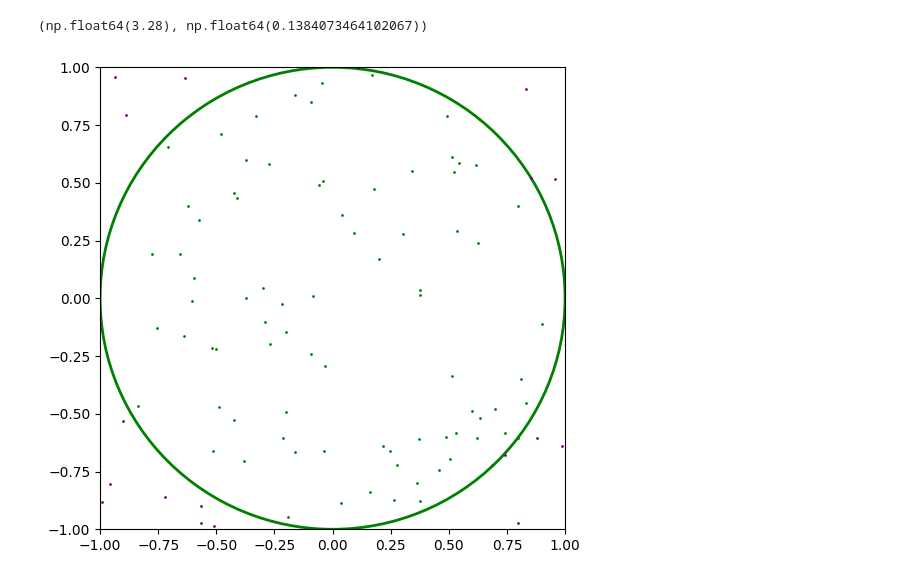
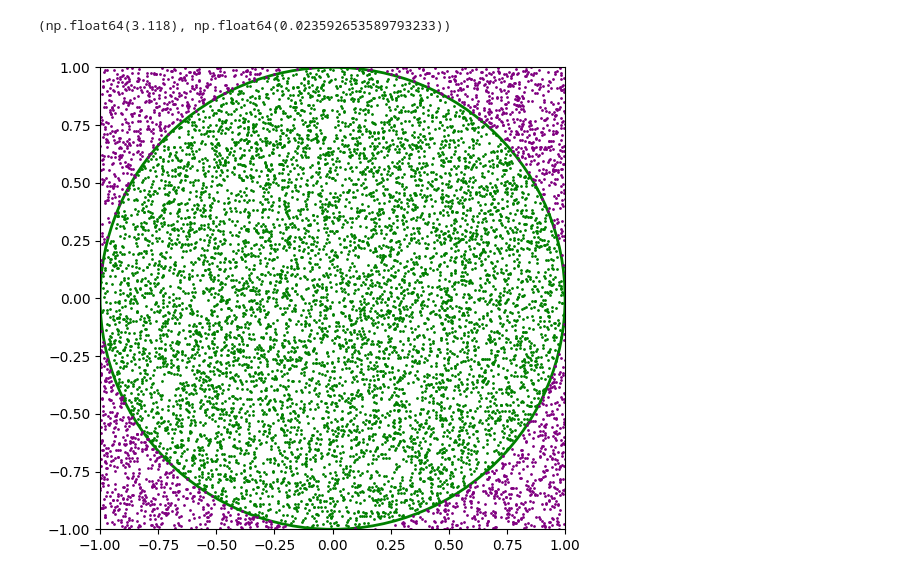
Before and after one commit to dan035-ucsd/MATH-102, a Jupyter notebook: math114/HW1/HW1.ipynb, the cells around one changed output. Cells and saved outputs as stored; diff of their text form; code cells hidden in the pictures.

```diff
--- a/math114/HW1/HW1.ipynb
+++ b/math114/HW1/HW1.ipynb
@@ -1,32 +1,32 @@
 # %%
 import numpy as np
 import matplotlib.pyplot as plt
 import matplotlib.patches as patches
 
 # add plot of unit circle
 fig, ax = plt.subplots(figsize=(6, 6))
 circle = patches.Circle((0, 0), 1, edgecolor='green', facecolor='none', linewidth=2)
 ax.add_patch(circle)
 ax.set_xlim(-1, 1)
 ax.set_ylim(-1, 1)
 
 # generate random points and plot them
 rng = np.random.default_rng(1221)
-N = 100
+N = 10000
 x = rng.uniform(-1, 1, N)
 y = rng.uniform(-1, 1, N)
 inside_circle = x**2 + y**2 <= 1
 ax.scatter(x[inside_circle], y[inside_circle], color='green', s=1)
 ax.scatter(x[~inside_circle], y[~inside_circle], color='purple', s=1)
 
 # estimate pi
 tau = inside_circle.sum()
 pi_est = 4 * tau / N
 
 # error term
 error = abs(np.pi - pi_est)
 
 (pi_est, error)
 # %% [output]
-(np.float64(3.28), np.float64(0.1384073464102067))
+(np.float64(3.118), np.float64(0.023592653589793233))
-[figure, old version]
+[figure, new version]
```
